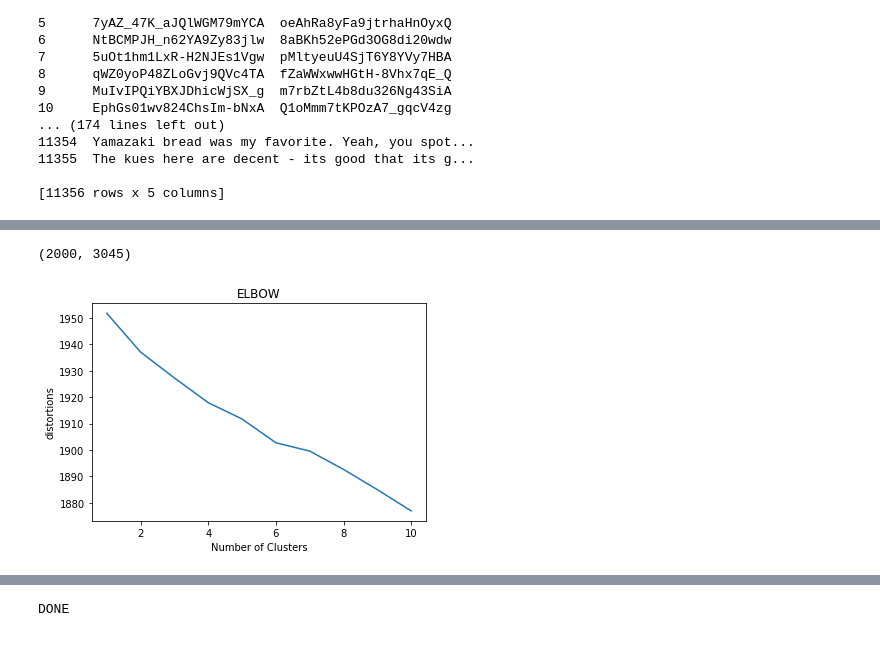
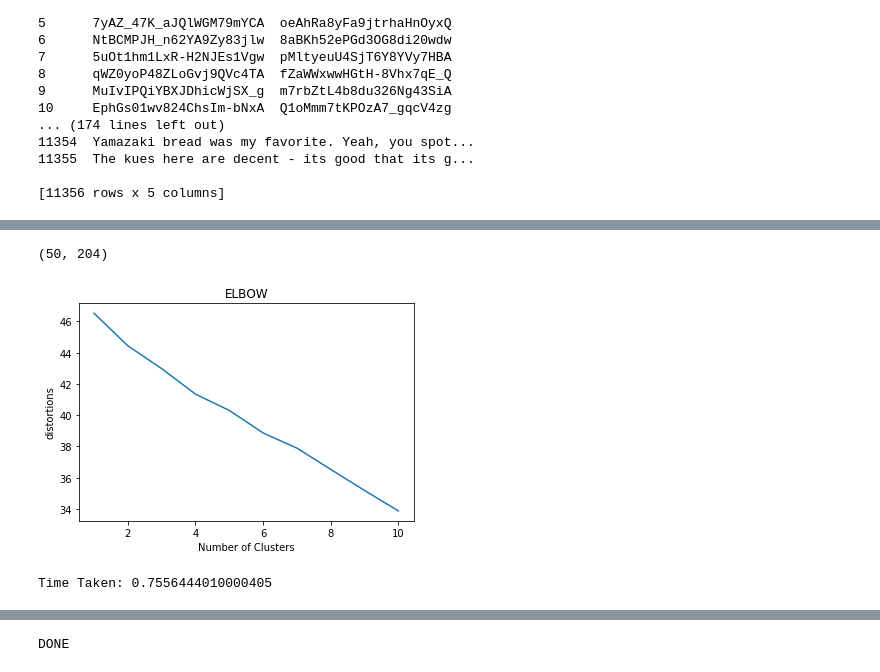
Before and after one commit to 0xCatgenius/text_mining-project, a Jupyter notebook: TextMiningYelp/YelpProcessingUpdated.ipynb, the cells around one changed output, grey strips where cells are left out. Saved outputs shown, nothing was run; the diff lists cells and outputs as text; code cells hidden in the pictures.

```diff
--- a/TextMiningYelp/YelpProcessingUpdated.ipynb
+++ b/TextMiningYelp/YelpProcessingUpdated.ipynb
@@ -279,7 +279,7 @@ from sklearn.feature_extraction.text import TfidfVectorizer
 #++++++++++++++++++++++++++++++++++++++++++++++++++++++++++++++++++++++++++++++++++++++++
 
 #Small data set
-dataLimit = 2000
+dataLimit = 50
 smallData = allSentenceData[0:dataLimit]
 
 vectorizer = TfidfVectorizer(stop_words='english',use_idf=True,tokenizer=tokenize_and_stem)
@@ -289,7 +289,7 @@ print(tfidf_matrix.shape)
 terms = vectorizer.get_feature_names() #Get all the features / vocab i think
 # print(terms)
 # %% [output]
-(2000, 3045)
+(50, 204)
 # %%
 #This method gives me a weird graph that is negative
 # Nc = range(1, 50)
@@ -307,36 +307,40 @@ terms = vectorizer.get_feature_names() #Get all the features / vocab i think
 
 # Follow the TA way and some tutorial online LOL
 # https://www.kaggle.com/dipikabaad0107/elbow-curve-for-text-clustering
+import timeit
+start_time = timeit.default_timer()
 
 distortions = []
 K = range(1,11)
 for i in K:
     kmeans = KMeans(n_clusters=i, init='k-means++', max_iter=300,n_init=10,random_state=0)
     kmeans.fit(tfidf_matrix)
     distortions.append(kmeans.inertia_)
 pl.plot(K,distortions)
 pl.title('ELBOW')
 pl.xlabel('Number of Clusters')
 pl.ylabel('distortions')
 pl.show()
 
 
 
 
-
+elapsed = timeit.default_timer() - start_time
+print("Time Taken: "+ str(elapsed))
 
 # from sklearn.cluster import KMeans
 # from sklearn import metrics
 # from scipy.spatial.distance import cdist
 
 # distortions = []
 # K = range(1,10)
 # for k in K:
 #     kmeanModel = KMeans(n_clusters=k).fit(tfidf_matrix)
 #     kmeanModel.fit(tfidf_matrix)
 #     distortions.append(sum(np.min(cdist(tfidf_matrix, kmeanModel.cluster_centers_, 'euclidean'), axis=1)) / tfidf_matrix.shape[0])
 # %% [output]
-[figure, old version]
+[figure, new version]
+Time Taken: 0.7556444010000405
 # %%
 # Based on the elbow method, I determine the optimal number to be 4/5
 
```
Also changed, not shown: parts of 14 cells of this notebook.
